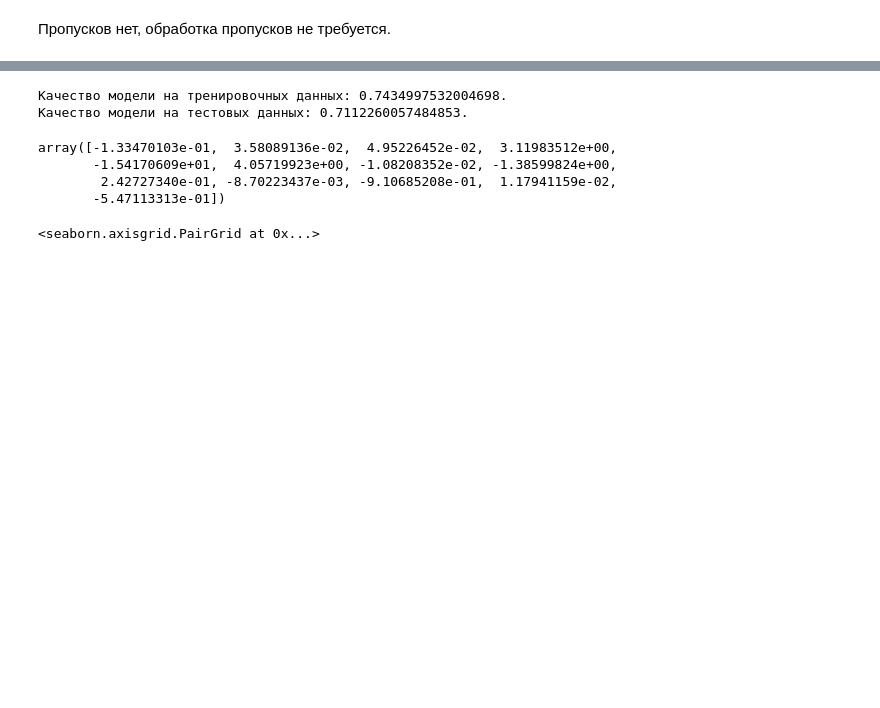
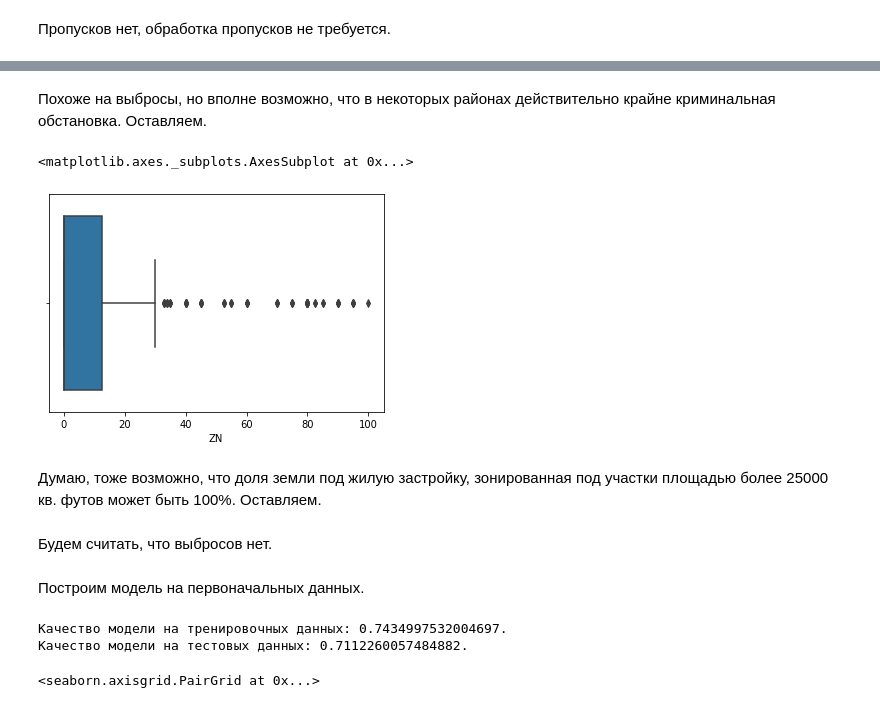
Before and after one commit to irinagupta/Data_Science_Netology, a Jupyter notebook: 4-Feature engineering/7-Работа с переменными/Работа_с_переменными_hw.ipynb, the cells around one changed output, grey strips where cells are left out. Saved outputs shown, nothing was run; the diff lists cells and outputs as text; code cells hidden in the pictures; blank space fills up the shorter version.

```diff
--- a/4-Feature engineering/7-Работа с переменными/Работа_с_переменными_hw.ipynb
+++ b/4-Feature engineering/7-Работа с переменными/Работа_с_переменными_hw.ipynb
@@ -118,24 +96,35 @@ AttributeError: 'DataFrame' object has no attribute 'data'
+# %% [markdown]
+Похоже на выбросы, но вполне возможно, что в некоторых районах действительно крайне криминальная обстановка.
+Оставляем.
+# %%
+sns.boxplot(data['ZN'])
+# %% [output]
+<matplotlib.axes._subplots.AxesSubplot at 0x...>
+[figure, added]
+# %% [markdown]
+Думаю, тоже возможно, что доля земли под жилую застройку, зонированная под участки площадью более 25000 кв. футов может быть 100%. Оставляем.
+# %% [markdown]
+Будем считать, что выбросов нет.
 # %%
 def get_model_info(data_X, data_Y):
+    """Строит модель линейной регрессии"""
     X_train, X_test, Y_train, Y_test = train_test_split(data_X, data_Y, test_size=0.3, random_state=42)
     model = LinearRegression()
     model.fit(X_train, Y_train);
-    accur = model.score(X_train, Y_train)
-    print(f"Качество модели на тренировочных данных: {accur}.")
-    accur = model.score(X_test, Y_test)
-    print(f"Качество модели на тестовых данных: {accur}.")
-    return model.coef_
-
-X_src = data[["CRIM","ZN","INDUS","CHAS","NOX","RM","AGE","DIS","RAD","TAX","PTRATIO","B","LSTAT"]]
-Y_src = data["MEDV"]
-get_model_info(X_src, Y_src)
+    accur_train = model.score(X_train, Y_train)
+    accur_test = model.score(X_test, Y_test)
+    return accur_train, accur_test
-# %% [output]
-Качество модели на тренировочных данных: 0.7434997532004698.
-Качество модели на тестовых данных: 0.7112260057484853.
-array([-1.33470103e-01,  3.58089136e-02,  4.95226452e-02,  3.11983512e+00,
-       -1.54170609e+01,  4.05719923e+00, -1.08208352e-02, -1.38599824e+00,
-        2.42727340e-01, -8.70223437e-03, -9.10685208e-01,  1.17941159e-02,
-       -5.47113313e-01])
+# %% [markdown]
+Построим модель на первоначальных данных.
+# %%
+X_1 = data[["CRIM","ZN","INDUS","CHAS","NOX","RM","AGE","DIS","RAD","TAX","PTRATIO","B","LSTAT"]]
+Y_1 = data["MEDV"]
+a_tr, a_ts = get_model_info(X_1, Y_1)
+print(f"Качество модели на тренировочных данных: {a_tr}.")
+print(f"Качество модели на тестовых данных: {a_ts}.")
+# %% [output]
+Качество модели на тренировочных данных: 0.7434997532004697.
+Качество модели на тестовых данных: 0.7112260057484882.
 # %%
 sns.pairplot(data)
 # %% [output]
```
Also changed, not shown: parts of 25 cells of this notebook, 3 other files.
